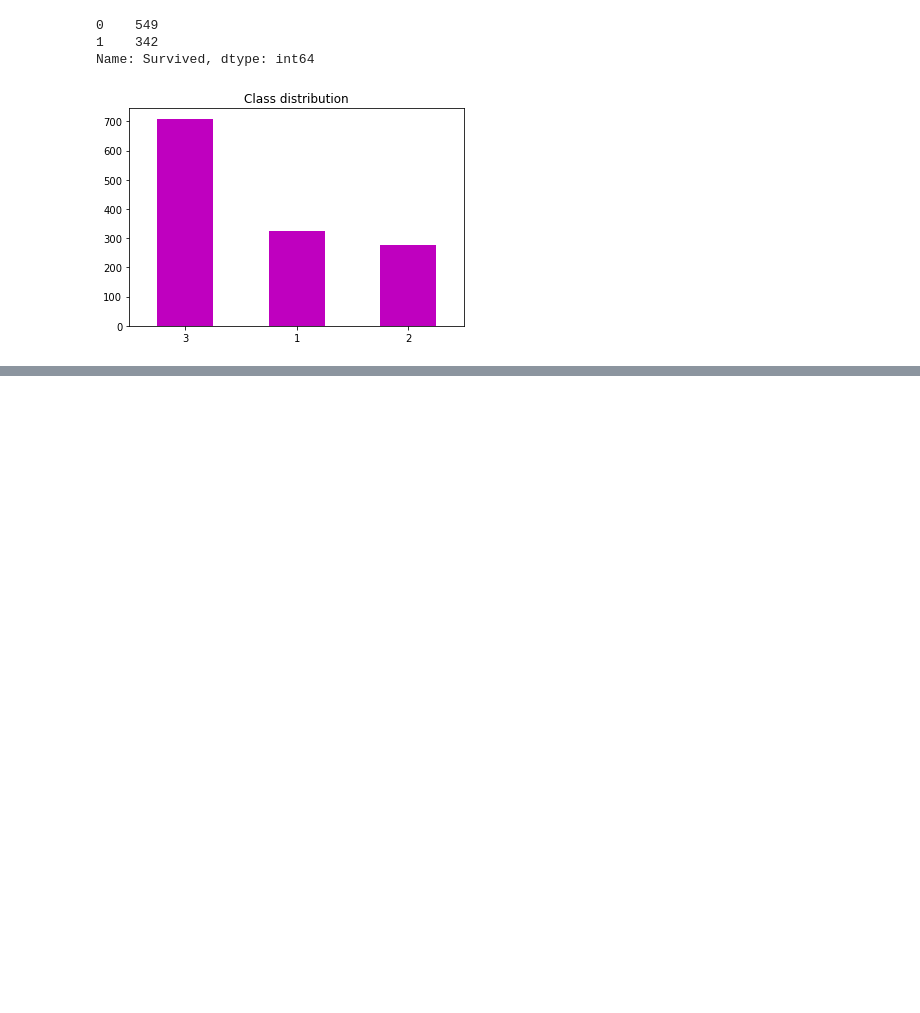
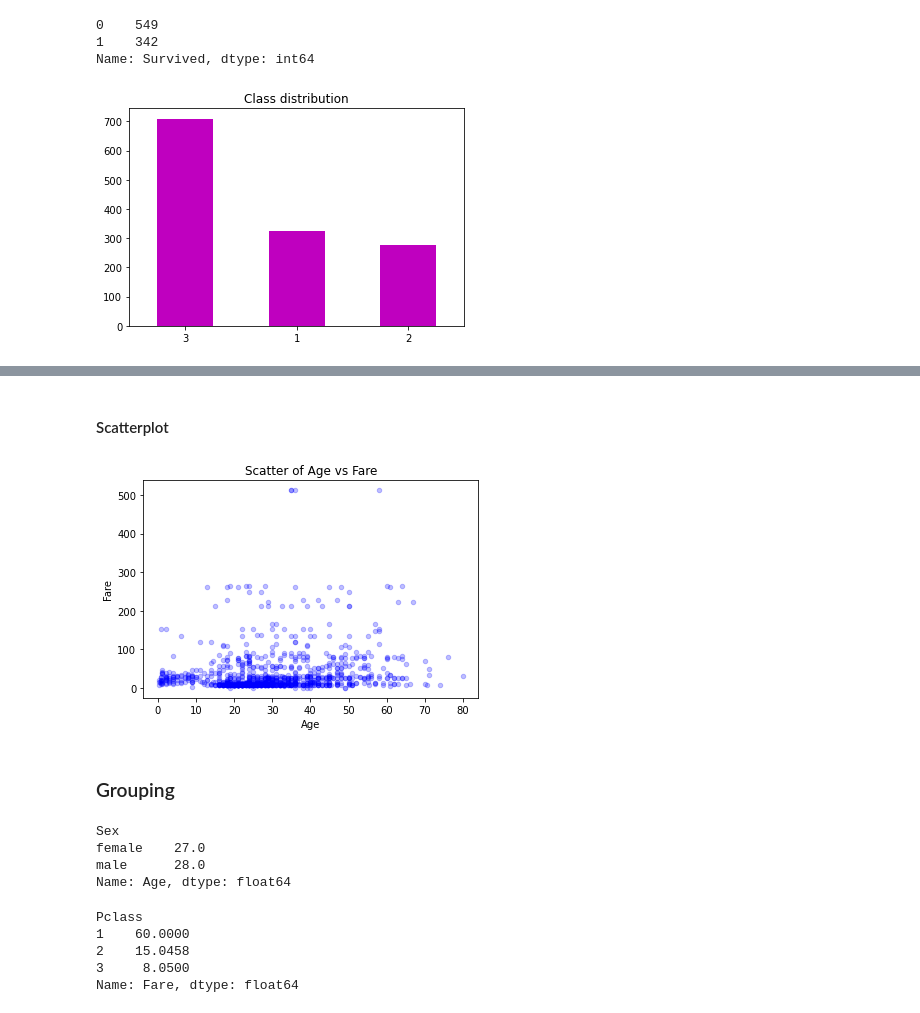
Before and after one commit to GoroCollins/titanic-disaster, a Jupyter notebook: notebooks/Data Processing.ipynb, the cells around one changed output, grey strips where cells are left out. Cells and saved outputs as stored; diff of their text form; code cells hidden in the pictures; blank space fills up the shorter version.

```diff
--- a/notebooks/Data Processing.ipynb
+++ b/notebooks/Data Processing.ipynb
@@ -293,0 +322,23 @@ df.Pclass.value_counts().plot(kind='bar', rot=0, title='Class distribution', col
+# %% [markdown]
+#### Scatterplot
+# %%
+df.plot.scatter(x='Age', y='Fare', color='b', title='Scatter of Age vs Fare', alpha=.25); # alpha parameter is for opacity
+# %% [output]
+[figure, added]
+# %% [markdown]
+### Grouping
+# %%
+df.groupby('Sex').Age.median() # group by sex and extract the median age for each group
+# %% [output]
+Sex
+female    27.0
+male      28.0
+Name: Age, dtype: float64
+# %%
+df.groupby(['Pclass']).Fare.median()
+# %% [output]
+Pclass
+1    60.0000
+2    15.0458
+3     8.0500
+Name: Fare, dtype: float64
```
Also changed, not shown: parts of 123 cells of this notebook.
